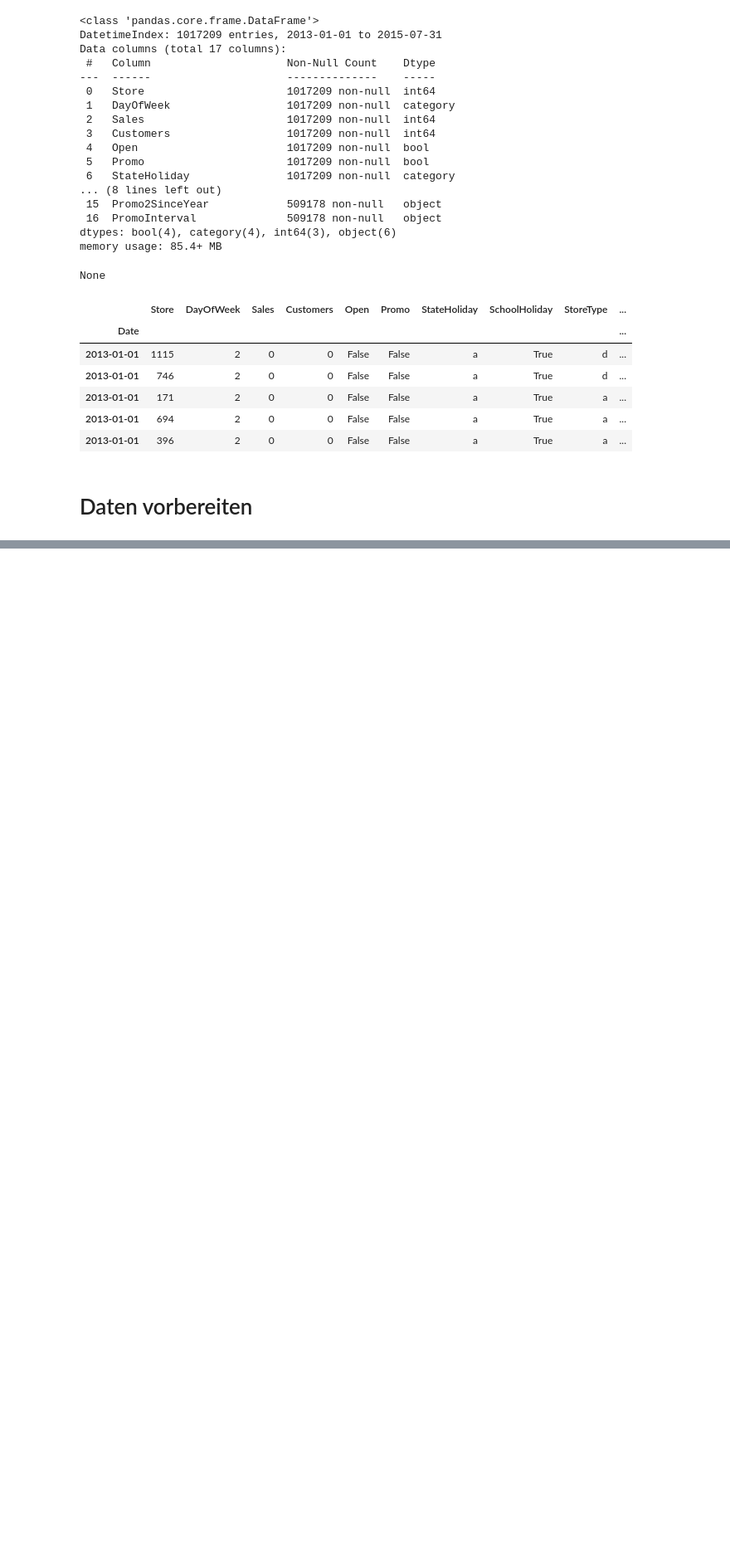
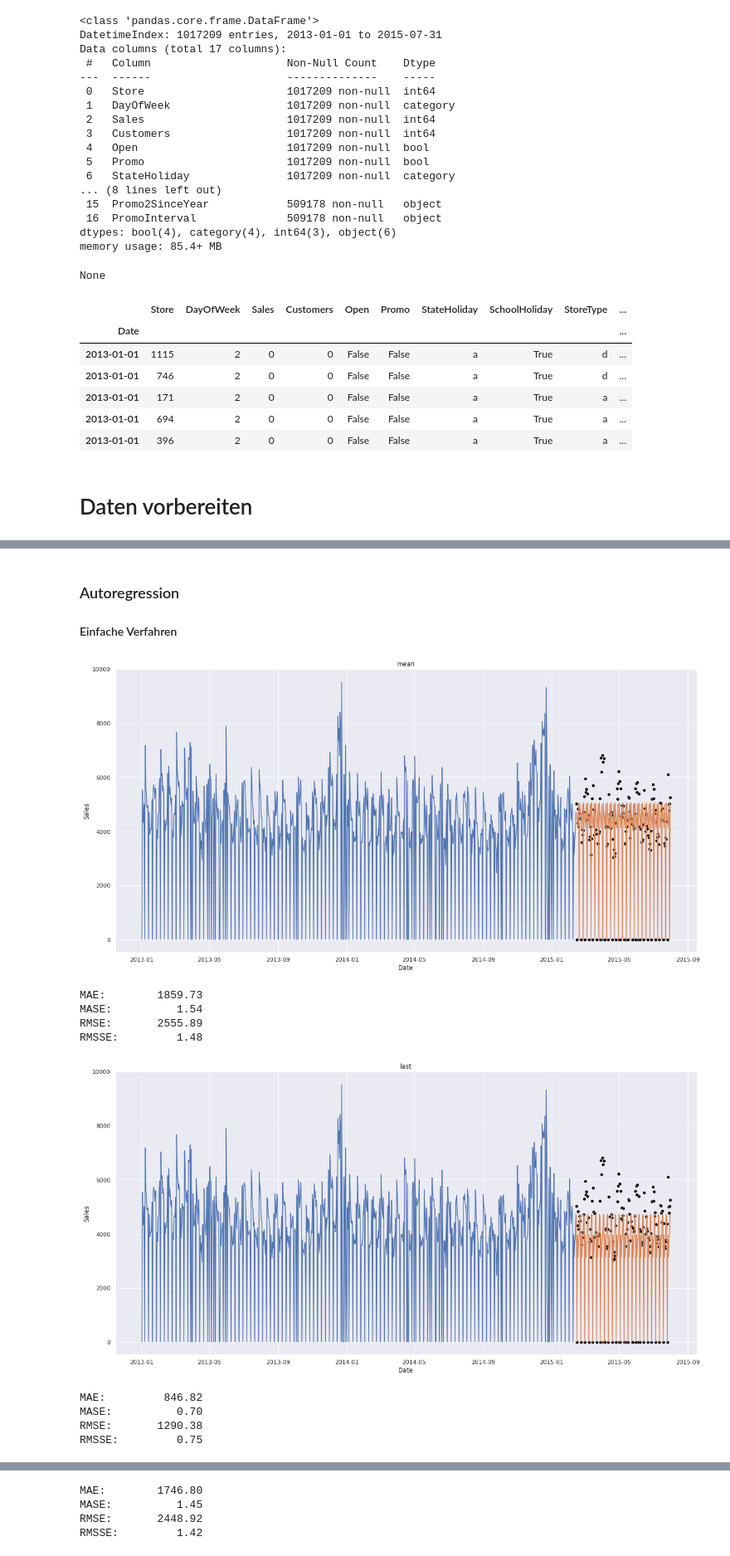
Before and after one commit to schemm/forecasting, a Jupyter notebook: RossmannStoreSales.ipynb, the cells around one changed output, grey strips where cells are left out. Shown at 83% size. Saved outputs shown, nothing was run; the diff lists cells and outputs as text; code cells hidden in the pictures; blank space fills up the shorter version.

```diff
--- a/RossmannStoreSales.ipynb
+++ b/RossmannStoreSales.ipynb
@@ -263,17 +91,0 @@ plt.show()
-# %%
-from sktime.forecasting.naive import NaiveForecaster
-from sklearn.linear_model import LinearRegression
-from sktime.forecasting.compose import make_reduction
-from sktime.forecasting.model_selection import temporal_train_test_split
-from sktime.performance_metrics.forecasting import mean_absolute_error as MAE
-
-data = demand[demand.Store == 1]
-train, test = temporal_train_test_split(data, test_size = 3*28)
-
-train.index.freq = 'D'
-test.index.freq = 'D'
-fh = ForecastingHorizon(test.index, is_relative = False)
-
-forecast = make_reduction(LinearRegression(), window_length = 3*28, strategy = "recursive").fit(train['Sales'])
-
-print('MAE:\t %4.2f' % (MAE(y_true = test['Sales'], y_pred = forecast.predict(fh))))
@@ -335,0 +138,47 @@ plt.show()
+# %% [markdown]
+### Autoregression
+#### Einfache Verfahren
+# %%
+from sktime.forecasting.naive import NaiveForecaster
+from sktime.forecasting.base import ForecastingHorizon
+from sktime.forecasting.model_selection import temporal_train_test_split
+from sktime.performance_metrics.forecasting import mean_absolute_error as MAE
+from sktime.performance_metrics.forecasting import mean_absolute_scaled_error as MASE
+from sktime.performance_metrics.forecasting import mean_squared_error as MSE
+from sktime.performance_metrics.forecasting import mean_squared_scaled_error as MSSE
+
+data = demand[demand.Store == 1]
+train, test = temporal_train_test_split(data, test_size = 6*28)
+
+train.index.freq = 'D'
+test.index.freq = 'D'
+fh = ForecastingHorizon(test.index, is_relative = False)
+
+for strategy in ['mean', 'last', 'drift']:
+    if strategy == 'drift':
+        forecast = NaiveForecaster(strategy = strategy)
+    else:
+        forecast = NaiveForecaster(strategy = strategy, sp=7)
+    forecast.fit(train['Sales'])
+
+    sns.lineplot(data = train['Sales']).set_title('Naive')
+    sns.scatterplot(data = test['Sales'], color = 'black')
+    sns.lineplot(data = forecast.predict(fh))
+    plt.title(strategy)
+    plt.show()
+
+    print('MAE: \t %10.2f' % MAE(test['Sales'], forecast.predict(fh)))
+    print('MASE: \t %10.2f' % MASE(test['Sales'], forecast.predict(fh), train['Sales'], sp = 7))
+    print('RMSE: \t %10.2f' % MSE(test['Sales'], forecast.predict(fh), square_root = True))
+    print('RMSSE: \t %10.2f' % MSSE(test['Sales'], forecast.predict(fh), train['Sales'], sp = 7, square_root = True))
+# %% [output]
+[figure, added]
+MAE:        1859.73
+MASE:          1.54
+RMSE:       2555.89
+RMSSE:         1.48
+[figure, added]
+MAE:         846.82
+MASE:          0.70
+RMSE:       1290.38
+RMSSE:         0.75
@@ -335,0 +186,4 @@ plt.show()
+MAE:        1746.80
+MASE:          1.45
+RMSE:       2448.92
+RMSSE:         1.42
```
Also changed, not shown: parts of 39 cells of this notebook.
